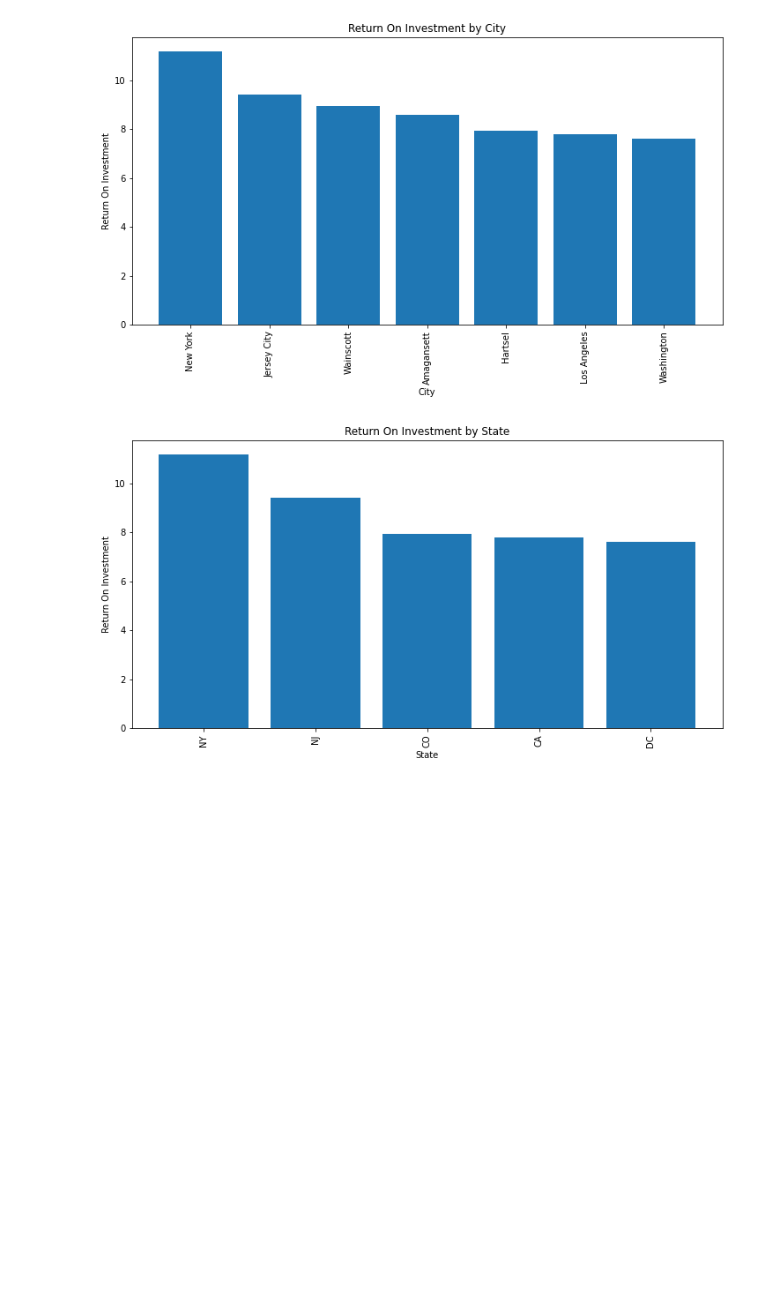
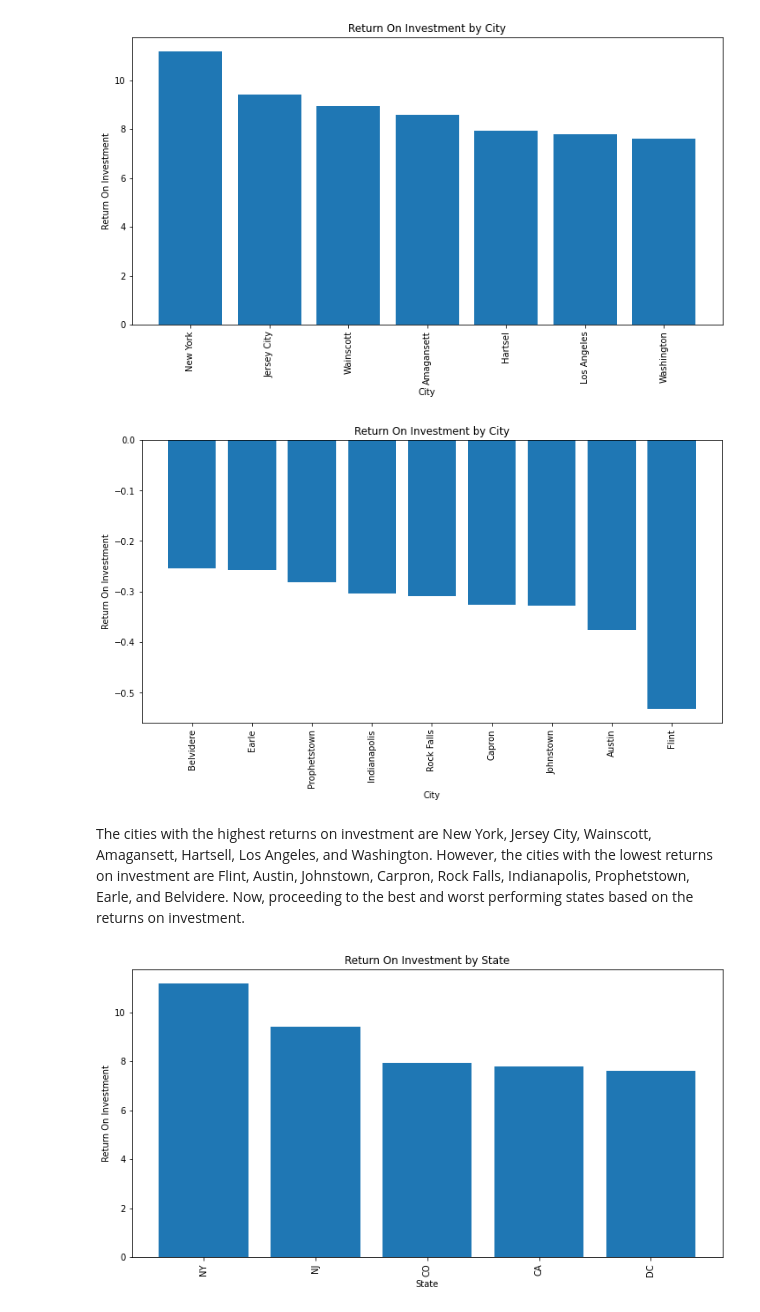
Before and after one commit to Kelvin-Rotich824/Phase_4_Project_Time_Series_Analysis, a Jupyter notebook: Phase 4 Project Notebook.ipynb, the cells around one changed output. Drawn from its saved outputs; the diff is of its cells as text; code cells hidden in the pictures; blank space fills up the shorter version.

```diff
--- a/Phase 4 Project Notebook.ipynb
+++ b/Phase 4 Project Notebook.ipynb
@@ -441,6 +454,19 @@ plt.ylabel('Return On Investment')
 plt.show()
 # %% [output]
 [figure]
+# %%
+# Cities with the lowest returns on investment
+plt.figure(figsize= (12,6))
+plt.bar(data2['City'][-10:], data2['Return On Investment'][-10:])
+plt.xticks(rotation=90)
+plt.title('Return On Investment by City')
+plt.xlabel('City')
+plt.ylabel('Return On Investment')
+plt.show()
+# %% [output]
+[figure, added]
+# %% [markdown]
+The cities with the highest returns on investment are New York, Jersey City, Wainscott, Amagansett, Hartsell, Los Angeles, and Washington. However, the cities with the lowest returns on investment are Flint, Austin, Johnstown, Carpron, Rock Falls, Indianapolis, Prophetstown, Earle, and Belvidere. Now, proceeding to the best and worst performing states based on the returns on investment.
 # %%
 # Top five states with highest ROI
 plt.figure(figsize= (12,6))
```
Also changed, not shown: parts of 23 cells of this notebook.
